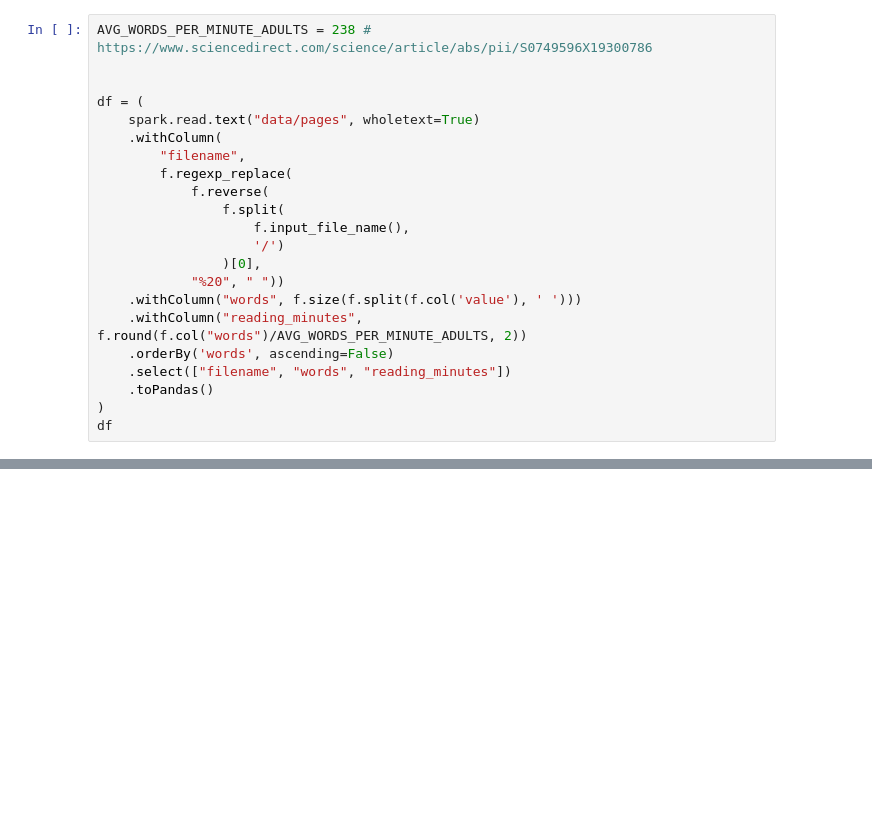
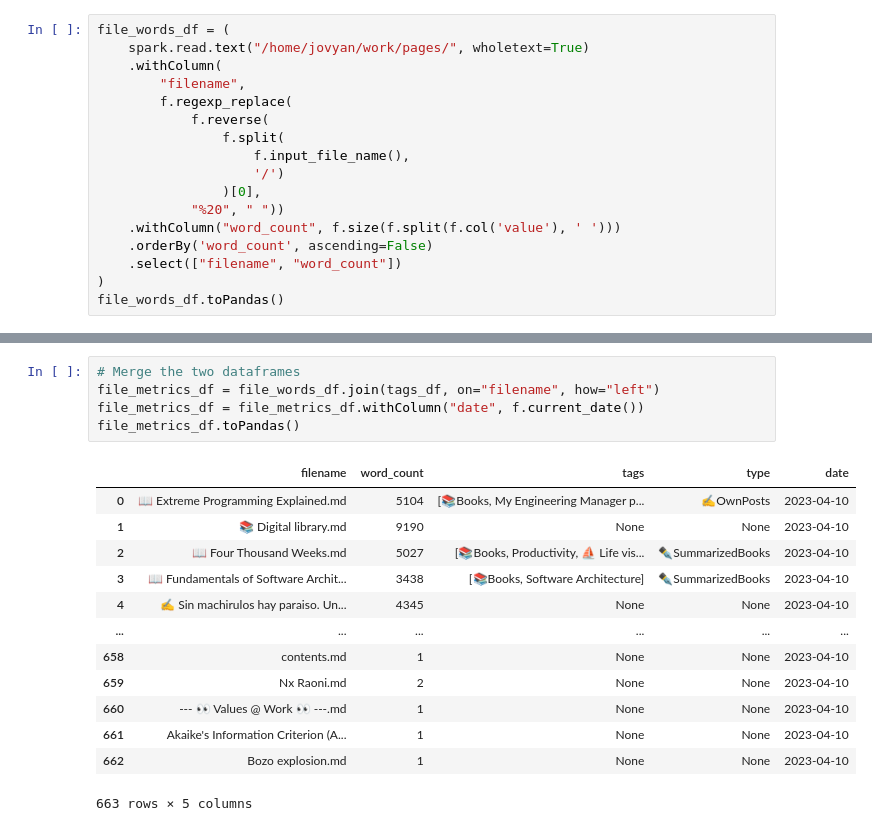
Before and after one commit to drmario-gh/obsidian-metrics, a Jupyter notebook: main.ipynb, the cells around one changed output, grey strips where cells are left out. Cells and saved outputs as stored; diff of their text form; blank space fills up the shorter version.

```diff
--- a/main.ipynb
+++ b/main.ipynb
@@ -35,9 +41,6 @@ spark.sparkContext.getConf().get("spark.sql.catalogImplementation")
 # %%
-AVG_WORDS_PER_MINUTE_ADULTS = 238 # https://www.sciencedirect.com/science/article/abs/pii/S0749596X19300786
-
-
-df = (
-    spark.read.text("data/pages", wholetext=True)
+file_words_df = (
+    spark.read.text("/home/jovyan/work/pages/", wholetext=True)
     .withColumn(
         "filename",
         f.regexp_replace(
@@ -47,11 +50,9 @@ df = (
                     '/')
                 )[0],
             "%20", " "))
-    .withColumn("words", f.size(f.split(f.col('value'), ' ')))
-    .withColumn("reading_minutes", f.round(f.col("words")/AVG_WORDS_PER_MINUTE_ADULTS, 2))
-    .orderBy('words', ascending=False)
-    .select(["filename", "words", "reading_minutes"])
-    .toPandas()
+    .withColumn("word_count", f.size(f.split(f.col('value'), ' ')))
+    .orderBy('word_count', ascending=False)
+    .select(["filename", "word_count"])
 )
-df
+file_words_df.toPandas()
 # %% [output]
@@ -58,0 +129,19 @@ TypeError: DataFrameReader.text() got an unexpected keyword argument 'recursive'
+# %%
+# Merge the two dataframes
+file_metrics_df = file_words_df.join(tags_df, on="filename", how="left")
+file_metrics_df = file_metrics_df.withColumn("date", f.current_date())
+file_metrics_df.toPandas()
+# %% [output]
+|  | filename | word_count | tags | type | date |
+| 0 | 📖 Extreme Programming Explained.md | 5104 | [📚Books, My Engineering Manager p... | ✍️OwnPosts | 2023-04-10 |
+| 1 | 📚 Digital library.md | 9190 | None | None | 2023-04-10 |
+| 2 | 📖 Four Thousand Weeks.md | 5027 | [📚Books, Productivity, ⛵ Life vis... | ✒️SummarizedBooks | 2023-04-10 |
+| 3 | 📖 Fundamentals of Software Archit... | 3438 | [📚Books, Software Architecture] | ✒️SummarizedBooks | 2023-04-10 |
+| 4 | ✍️ Sin machirulos hay paraiso. Un... | 4345 | None | None | 2023-04-10 |
+| ... | ... | ... | ... | ... | ... |
+| 658 | contents.md | 1 | None | None | 2023-04-10 |
+| 659 | Nx Raoni.md | 2 | None | None | 2023-04-10 |
+| 660 | --- 👀 Values @ Work 👀 ---.md | 1 | None | None | 2023-04-10 |
+| 661 | Akaike's Information Criterion (A... | 1 | None | None | 2023-04-10 |
+| 662 | Bozo explosion.md | 1 | None | None | 2023-04-10 |
+663 rows × 5 columns
```
Also changed, not shown: parts of 19 cells of this notebook, 3 other files.
